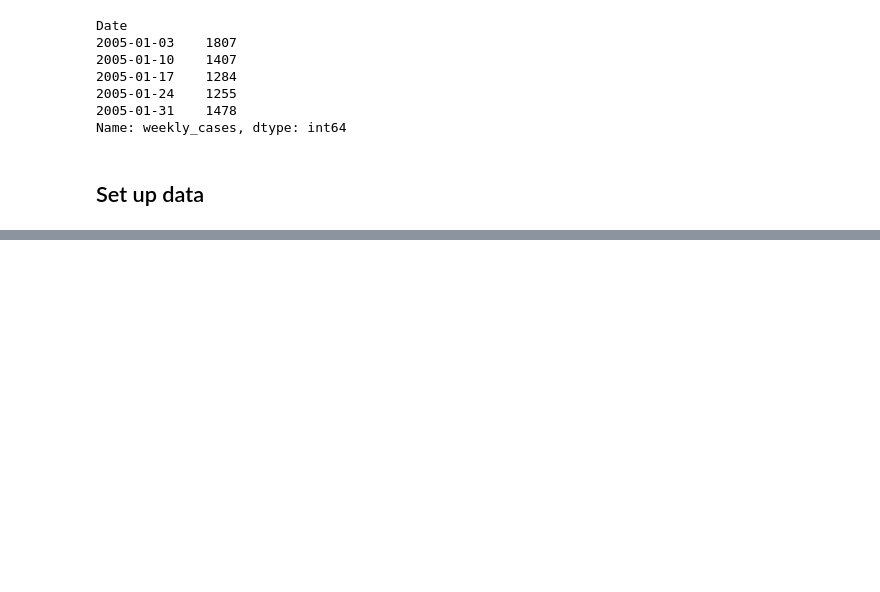
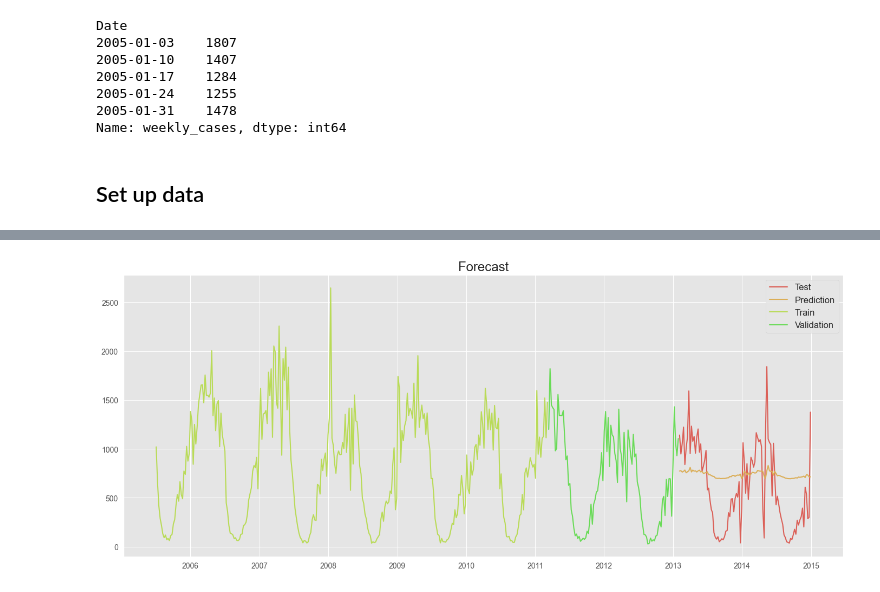
Before and after one commit to iltramont/TIME_SERIES, a Jupyter notebook: exam_project.ipynb, the cells around one changed output, grey strips where cells are left out. Drawn from its saved outputs; the diff is of its cells as text; code cells hidden in the pictures; blank space fills up the shorter version.

```diff
--- a/exam_project.ipynb
+++ b/exam_project.ipynb
@@ -121,0 +233,3 @@ model.add(
+# %%
+# Prediction on test
+y_pred_RNN = divisor * RNN.predict(X_test_scaled)  # We need to multiply for the divisor used for scaling
@@ -121,0 +238,11 @@ model.add(
+# %%
+fig2, ax = plt.subplots(figsize=(14, 6), tight_layout=True)
+ax.plot(test_dates, y_test, label='Test')
+ax.plot(test_dates, y_pred_RNN, label='Prediction')
+ax.plot(train_dates, y_train, label='Train')
+ax.plot(val_dates, y_val, label='Validation')
+ax.legend(fontsize='large')
+ax.set_title('Forecast', fontsize='xx-large')
+plt.show()
+# %% [output]
+[figure, added]
```
Also changed, not shown: parts of 55 cells of this notebook.
